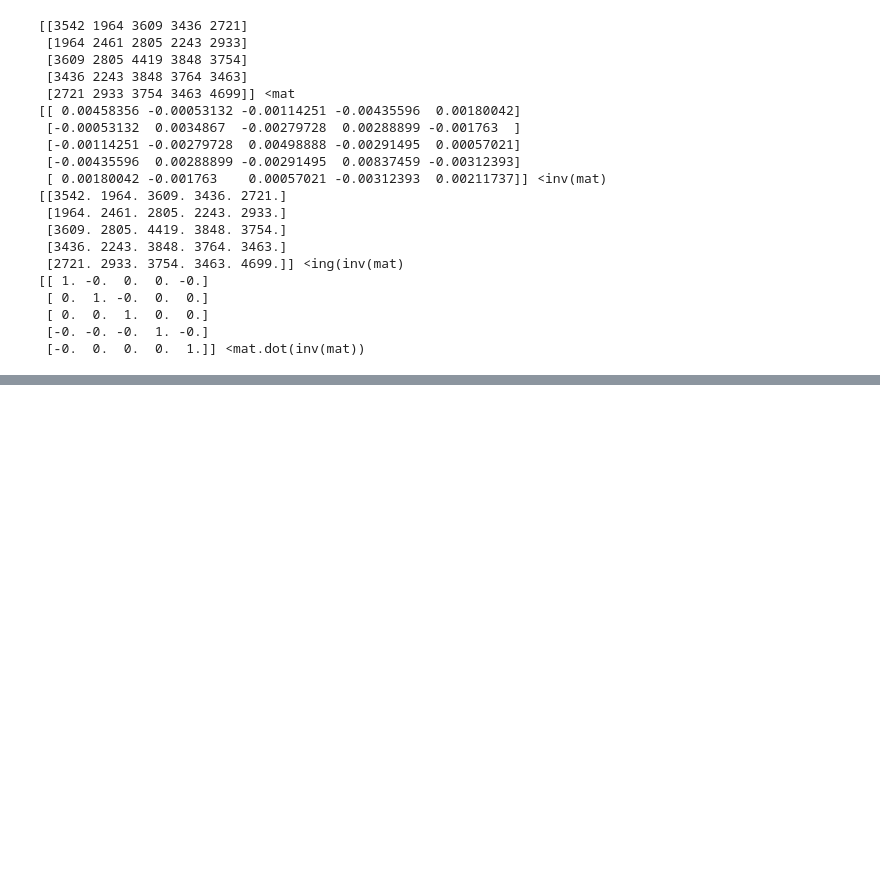
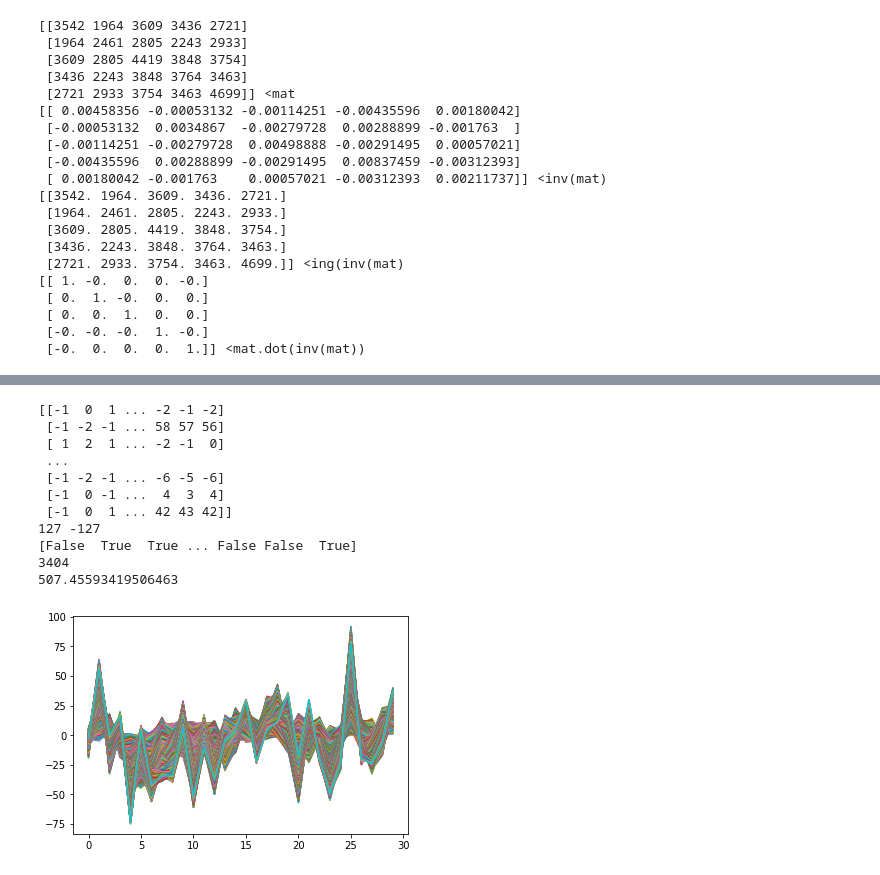
Before and after one commit to thetime50/note-2020-03-18-tianchi, a Jupyter notebook: note-2020-03-18-numpy/note-2020-03-18-numpy.ipynb, the cells around one changed output, grey strips where cells are left out. Drawn from its saved outputs; the diff is of its cells as text; code cells hidden in the pictures; blank space fills up the shorter version.

```diff
--- a/note-2020-03-18-numpy/note-2020-03-18-numpy.ipynb
+++ b/note-2020-03-18-numpy/note-2020-03-18-numpy.ipynb
@@ -920,0 +1030,42 @@ print(w@np.array(v),'<eig')
+# %%
+import numpy as np
+import matplotlib.pyplot as plt
+%matplotlib inline
+
+# 批量生成随机漫步数据
+nwalks = 5000
+nsteps = 1000
+draws = np.random.randint(0,2,size=(nwalks,nsteps))
+steps = np.where(draws>0, 1, -1)
+walks = steps.cumsum(1)
+
+print(walks)
+print(walks.max(),walks.min())
+# -30 到 30最小穿越时间
+hits30datas = (np.abs(walks)>=30)
+hits30 = hits30datas.any(1)
+print(hits30)
+print(hits30.sum())
+# 使用argmax()获取穿越时间
+crossing_time = hits30datas[hits30].argmax(1)
+print(crossing_time.mean())
+
+# plt.plot(walks[:30][:100]);# 加;分号不打印哈哈哈
+_ = plt.plot(walks[:30][:100])# 加数值接收不答应哈哈哈
+# print(_)
+
+# 使用其他随机分布生数据
+# steps = np.random.normal(loc=0, scale=0.25, size=(nwalks,nsteps))
+# %% [output]
+[[-1  0  1 ... -2 -1 -2]
+ [-1 -2 -1 ... 58 57 56]
+ [ 1  2  1 ... -2 -1  0]
+ ...
+ [-1 -2 -1 ... -6 -5 -6]
+ [-1  0 -1 ...  4  3  4]
+ [-1  0  1 ... 42 43 42]]
+127 -127
+[False  True  True ... False False  True]
+3404
+507.45593419506463
+[figure, added]
```
Also changed, not shown: parts of 8 cells of this notebook.
